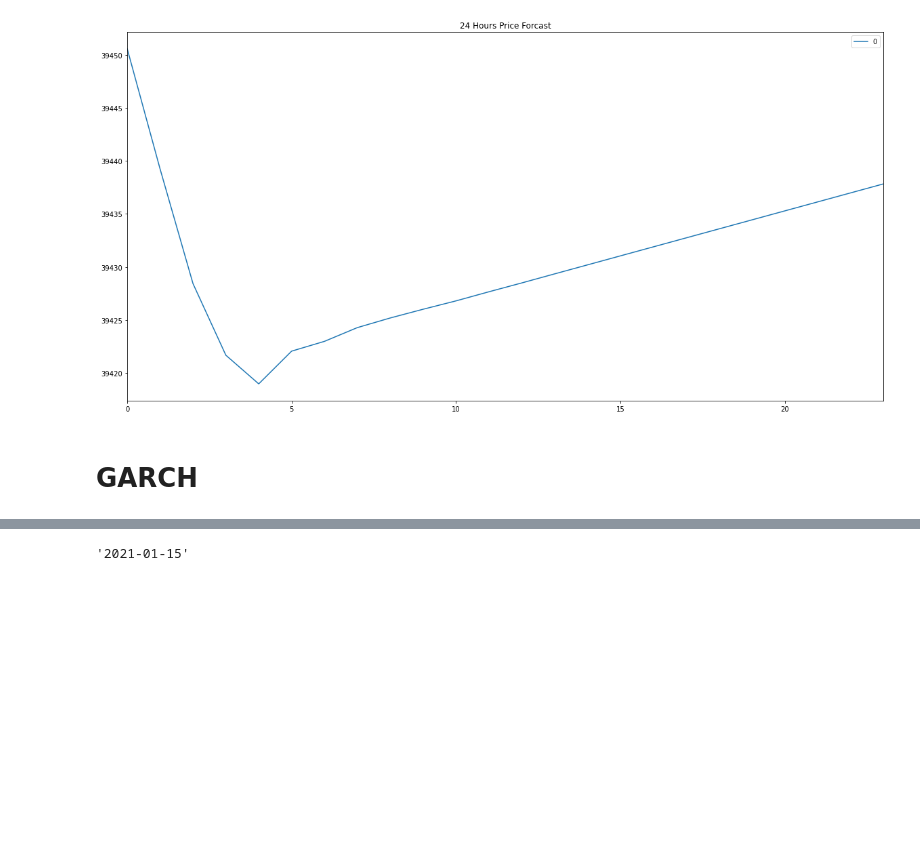
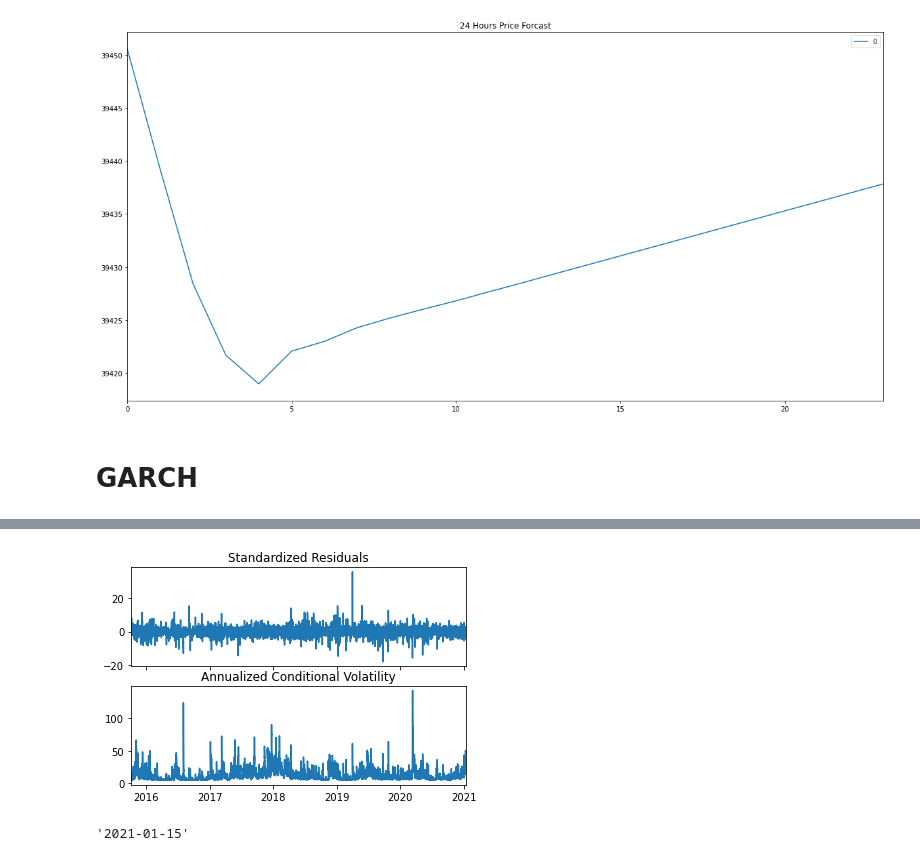
Before and after one commit to amanafzali/Project_2, a Jupyter notebook: BTC_forecast_time_series.ipynb, the cells around one changed output, grey strips where cells are left out. Cells and saved outputs as stored; diff of their text form; code cells hidden in the pictures; blank space fills up the shorter version.

```diff
--- a/Volatility_forecast.ipynb
+++ b/BTC_forecast_time_series.ipynb
@@ -237,6 +219,11 @@ Volatility Model
 | alpha[2] | 1.4613e-08 | 5.014e-02 | 2.914e-07 | 1.000 | [-9.828e-02,9.828e-02] |
 | beta[1] | 0.8996 | 4.012e-02 | 22.425 | 2.239e-111 | [ 0.821, 0.978] |
 Covariance estimator: robust
+# %%
+# Plot the model estimate of annualized volatility
+fig = garch_results.plot(annualize='D')
+# %% [output]
+[figure, added]
 # %%
 # Find the last day of the dataset
 last_day = returns.index.max().strftime('%Y-%m-%d')
```
Also changed, not shown: parts of 7 cells of this notebook, 1 other file.
